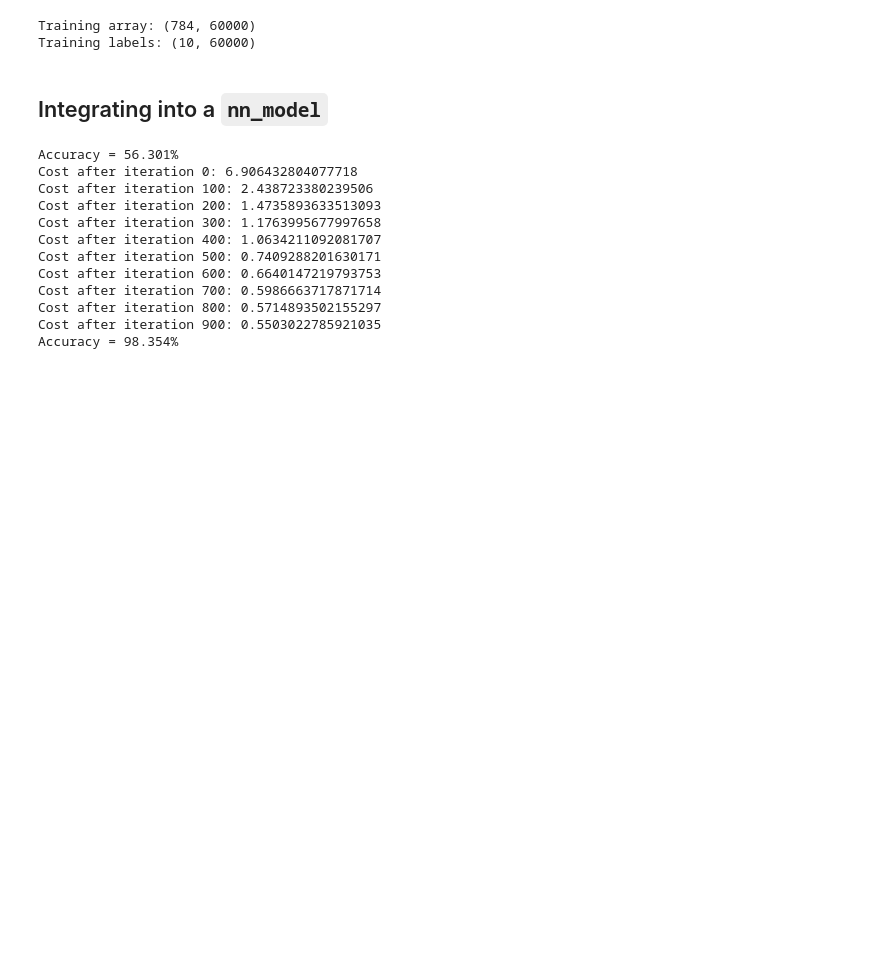
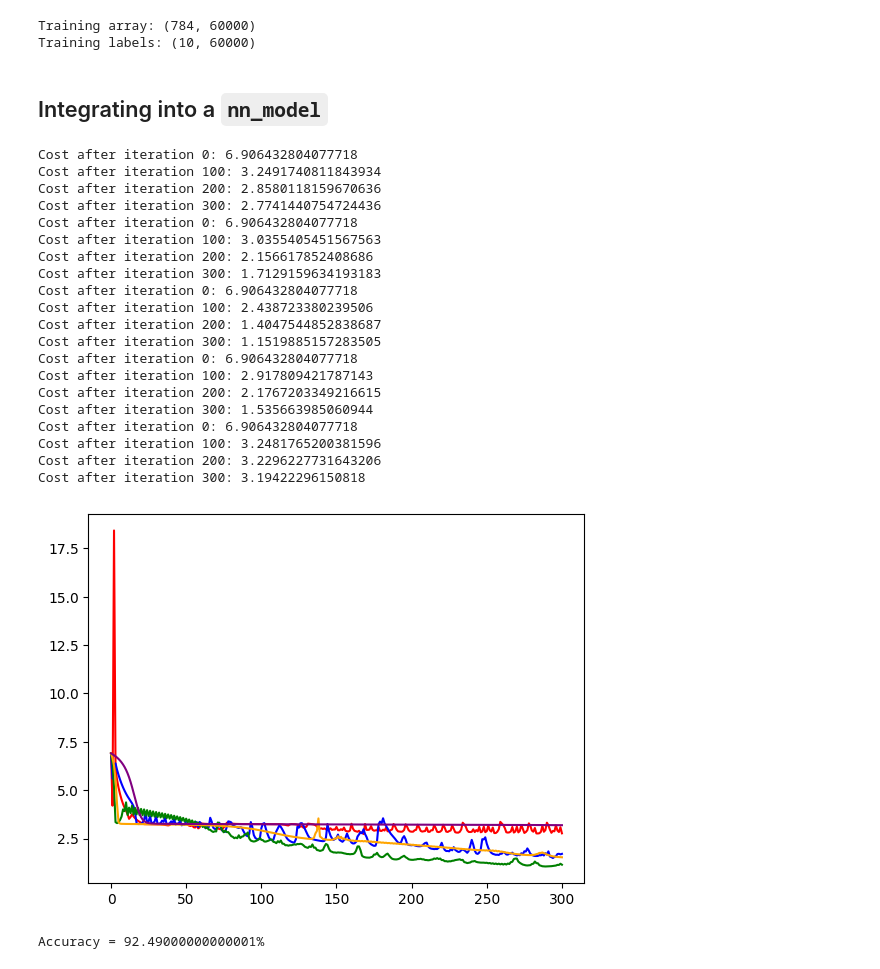
Before and after one commit to tanmay4269/Learning_ML, a Jupyter notebook: aerove/practice/6. mnist digit recognition.ipynb, the cells around one changed output. Saved outputs shown, nothing was run; the diff lists cells and outputs as text; code cells hidden in the pictures; blank space fills up the shorter version.

```diff
--- a/aerove/practice/6. mnist digit recognition.ipynb
+++ b/aerove/practice/6. mnist digit recognition.ipynb
@@ -234,11 +234,18 @@ def update_parameters(parameters, grads, lr):
 # %% [markdown]
 ## Integrating into a `nn_model`
 # %%
-def nn_model(X, Y, n_h1, n_h2, lr, max_iterations=10000, print_cost=False):
+def nn_model(
+    X, Y, n_h1, n_h2,
+    lr, decay_steps=10000, decay_rate=0.95,
+    max_iterations=10000, print_cost=False
+):
     n_x = layer_sizes(X, Y)[0]
     n_y = layer_sizes(X, Y)[-1]
 
+    # lr decay
     lr = lr
+    decay_rate = 0.95
+    decay_steps = 10000
 
     parameters = initialise_parameters(n_x, n_h1, n_h2, n_y)
 
@@ -251,6 +258,8 @@ def nn_model(X, Y, n_h1, n_h2, lr, max_iterations=10000, print_cost=False):
     W3 = parameters['W3']
     b3 = parameters['b3']
 
+    costs = []
+
     # Gradient descent
     for i in range(max_iterations):
         # Forward propagation
@@ -258,6 +267,7 @@ def nn_model(X, Y, n_h1, n_h2, lr, max_iterations=10000, print_cost=False):
 
         # Cost function
         cost = compute_cost(A3, Y, parameters)
+        costs.append(cost)
 
         # Backpropagation
         grads = backward_propagation(parameters, cache, X, Y)
@@ -265,16 +275,13 @@ def nn_model(X, Y, n_h1, n_h2, lr, max_iterations=10000, print_cost=False):
         # Update rule for each parameter
         parameters = update_parameters(parameters, grads, lr)
 
-        # lr decay
-        decay_rate = 0.95
-        decay_steps = 100
-        if i % decay_steps == 0:
+        if lr > 10**(-4) and i % decay_steps == 0:
             lr *= decay_rate
 
         if print_cost==True and i % 100 == 0:
             print (f"Cost after iteration {i}: {cost}")
 
-    return parameters
+    return parameters, costs
 # %%
 def predict(parameters, X):
     A3, cache = forward_propagation(X, parameters)
@@ -289,26 +296,39 @@ def test_accuracy(parameters):
     accuracy = (correct_predictions / Y_test.size) * 100  # Calculate accuracy percentage
 
     print(f"Accuracy = {accuracy}%")
-# %%
-# initial accuracy
-parameters = nn_model(X, Y, n_h1=16, n_h2=16, lr=0.0, max_iterations=0, print_cost=False)
-test_accuracy(parameters)
-
-# Training
-parameters = nn_model(X, Y, n_h1=16, n_h2=16, lr=0.1, max_iterations=1000, print_cost=True)
-
-# Testing
-test_accuracy(parameters)
-# %% [output]
-Accuracy = 56.301%
-Cost after iteration 0: 6.906432804077718
-Cost after iteration 100: 2.438723380239506
-Cost after iteration 200: 1.4735893633513093
-Cost after iteration 300: 1.1763995677997658
-Cost after iteration 400: 1.0634211092081707
-Cost after iteration 500: 0.7409288201630171
-Cost after iteration 600: 0.6640147219793753
-Cost after iteration 700: 0.5986663717871714
-Cost after iteration 800: 0.5714893502155297
-Cost after iteration 900: 0.5503022785921035
-Accuracy = 98.354%
+# %%
+import matplotlib.pyplot as plt
+import pickle
+
+# Define the colors for each plot
+colors = ['red', 'blue', 'green', 'orange', 'purple']
+
+for i, lr in enumerate([0.5, 0.25, 0.1, 0.05, 0.01]):
+    parameters, costs = nn_model(X, Y, n_h1=16, n_h2=16, lr=lr, max_iterations=301, print_cost=True)
+    x = np.arange(len(costs))
+    plt.plot(x, costs, color=colors[i])
+
+plt.show()
+# %% [output]
+Cost after iteration 0: 6.906432804077718
+Cost after iteration 100: 3.2491740811843934
+Cost after iteration 200: 2.8580118159670636
+Cost after iteration 300: 2.7741440754724436
+Cost after iteration 0: 6.906432804077718
+Cost after iteration 100: 3.0355405451567563
+Cost after iteration 200: 2.156617852408686
+Cost after iteration 300: 1.7129159634193183
+Cost after iteration 0: 6.906432804077718
+Cost after iteration 100: 2.438723380239506
+Cost after iteration 200: 1.4047544852838687
+Cost after iteration 300: 1.1519885157283505
+Cost after iteration 0: 6.906432804077718
+Cost after iteration 100: 2.917809421787143
+Cost after iteration 200: 2.1767203349216615
+Cost after iteration 300: 1.535663985060944
+Cost after iteration 0: 6.906432804077718
+Cost after iteration 100: 3.2481765200381596
+Cost after iteration 200: 3.2296227731643206
+Cost after iteration 300: 3.19422296150818
+[figure, added]
+Accuracy = 92.49000000000001%
```
Also changed, not shown: parts of 5 cells of this notebook, 1 other file.
